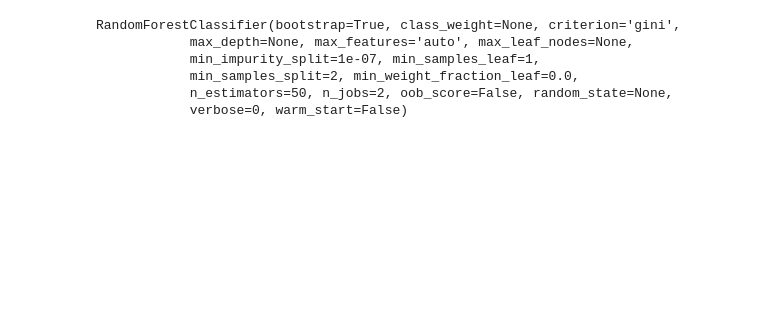
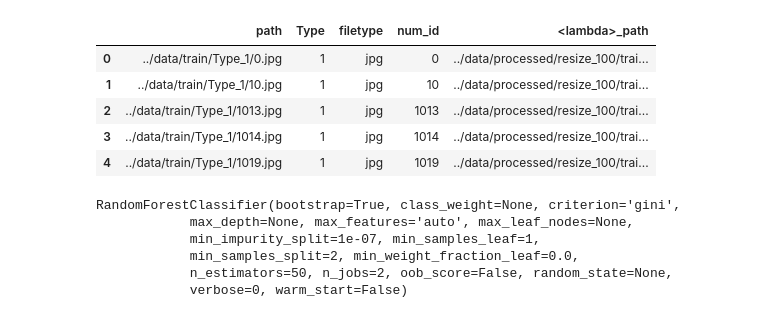
Before and after one commit to DBCerigo/kaggle-cervix, a Jupyter notebook: ali/create_submission.ipynb, the cells around one changed output. Cells and saved outputs as stored; diff of their text form; code cells hidden in the pictures; blank space fills up the shorter version.

```diff
--- a/ali/create_submission.ipynb
+++ b/ali/create_submission.ipynb
@@ -10,5 +10,11 @@ import pandas as pd
 import numpy as np
 # %%
 train = c.data.make_base_df()
-train = c.processing.transform_save_imgs(train, c.processing.resize_100
-train = c.processing.random_forest_transform(train, 'resize_100_path', grayscale=False)
+train = c.processing.transform_save_imgs(train, c.processing.resize_n(100)); train.head()
+# %% [output]
+|  | path | Type | filetype | num_id | <lambda>_path |
+| 0 | ../data/train/Type_1/0.jpg | 1 | jpg | 0 | ../data/processed/resize_100/trai... |
+| 1 | ../data/train/Type_1/10.jpg | 1 | jpg | 10 | ../data/processed/resize_100/trai... |
+| 2 | ../data/train/Type_1/1013.jpg | 1 | jpg | 1013 | ../data/processed/resize_100/trai... |
+| 3 | ../data/train/Type_1/1014.jpg | 1 | jpg | 1014 | ../data/processed/resize_100/trai... |
+| 4 | ../data/train/Type_1/1019.jpg | 1 | jpg | 1019 | ../data/processed/resize_100/trai... |
```
Also changed, not shown: parts of 3 cells of this notebook, 3 other files.
